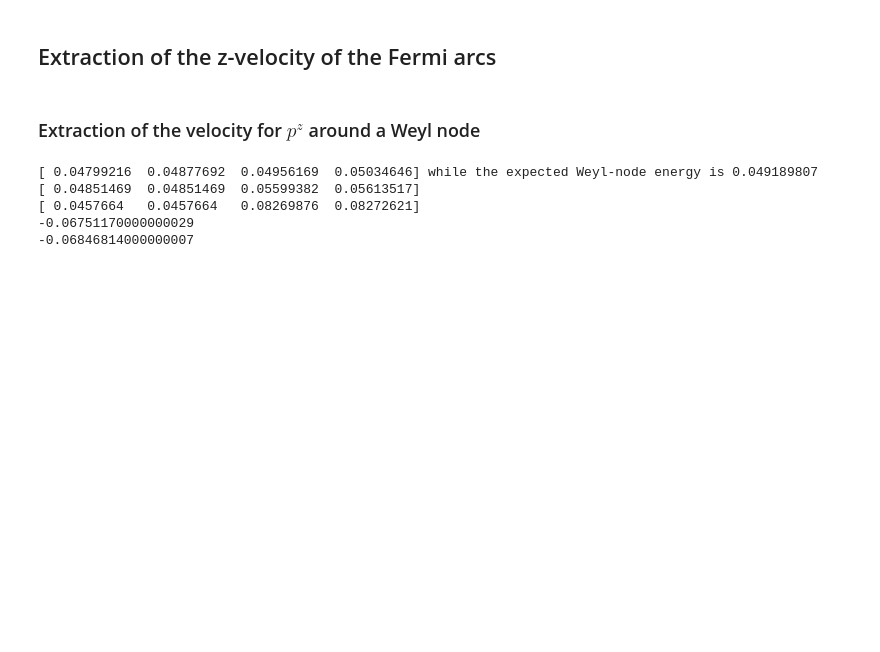
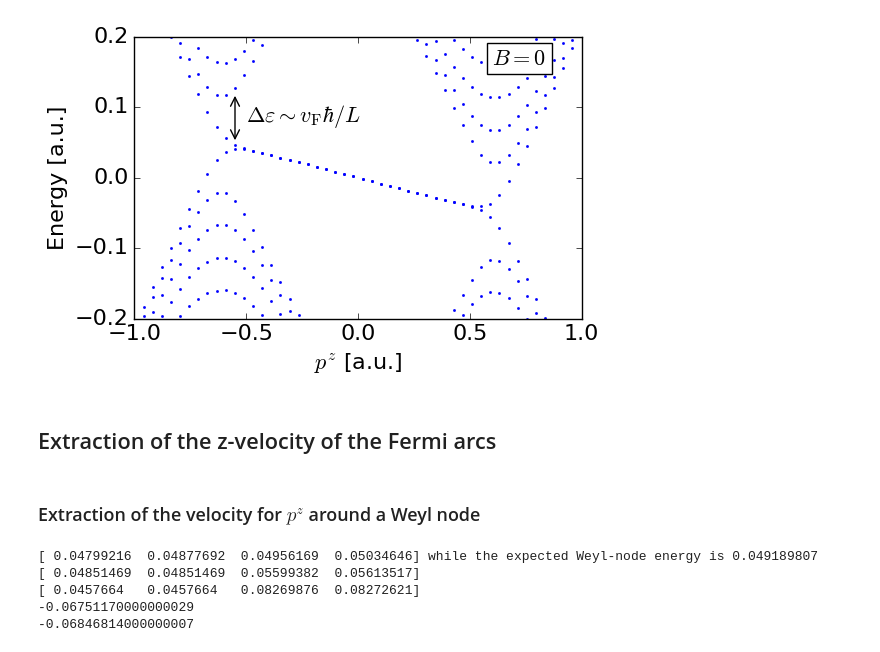
Before and after one commit to Artem-Ivashko/Vazifeh-Franz-magnetic-field, a Jupyter notebook: BBL-set-2.ipynb, the cells around one changed output. Cells and saved outputs as stored; diff of their text form; code cells hidden in the pictures; blank space fills up the shorter version.

```diff
--- a/BBL-set-2.ipynb
+++ b/BBL-set-2.ipynb
@@ -92,5 +92,27 @@ del fsys, params, evals, evecs, plt, currentAxis
 [figure]
 [figure]
+# %%
+fsys = diagonalizer.FinalizedSystem_1D(130)
+params = copy(ParametersDefault)
+
+# evals, evecs = pSweep_1D(fsys, params, pzMin, pzMax, pCount=pzCount, yORzSweep = 'pzSweep')
+
+plt = spectrum_plot_1D(evals,pzMin,pzMax,pzCount, ShowPlot = False)
+plt.xlabel(r'$p^z$ [a.u.]')
+plt.ylabel('Energy [a.u.]')
+plt.ylim(-0.2, 0.2)
+plt.text(0.6, 0.16, r'$B = 0$', bbox=dict(facecolor='white', alpha=1.))
+plt.locator_params(axis = 'y', nbins=5)
+plt.annotate('', xy=(-0.55, 0.049), xytext=(-0.55, 0.12), arrowprops=dict(arrowstyle='<->'))
+plt.text(-0.5, 0.08, r'$\Delta \varepsilon \sim v_\mathrm{F} \hbar / L$')
+plt.tight_layout()
+plt.savefig('images/WeylCones-finite-size.eps')
+plt.show()
+
+
+# del fsys, params, evals, evecs, plt
+# %% [output]
+[figure, added]
 # %% [markdown]
 ## Extraction of the z-velocity of the Fermi arcs
 # %% [markdown]
```
Also changed, not shown: parts of 4 cells of this notebook.
